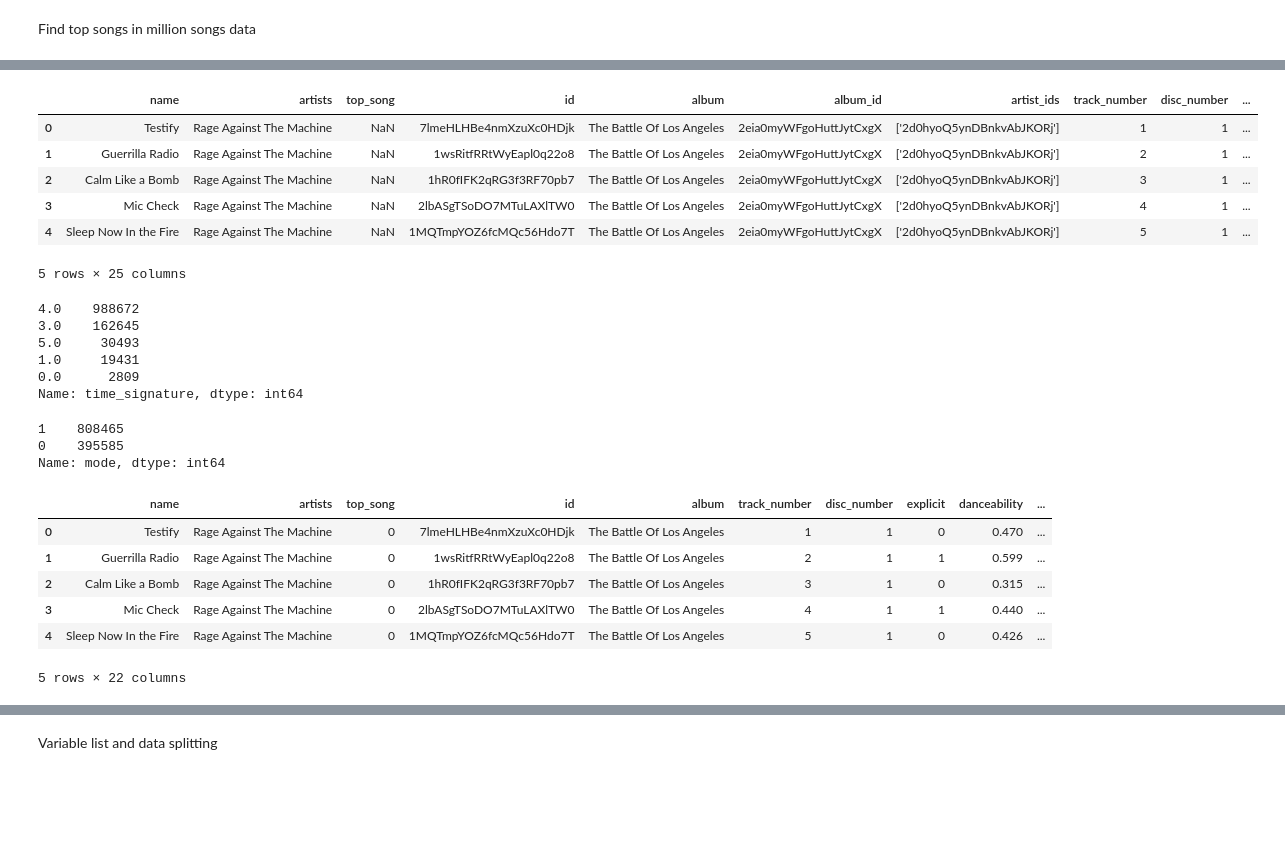
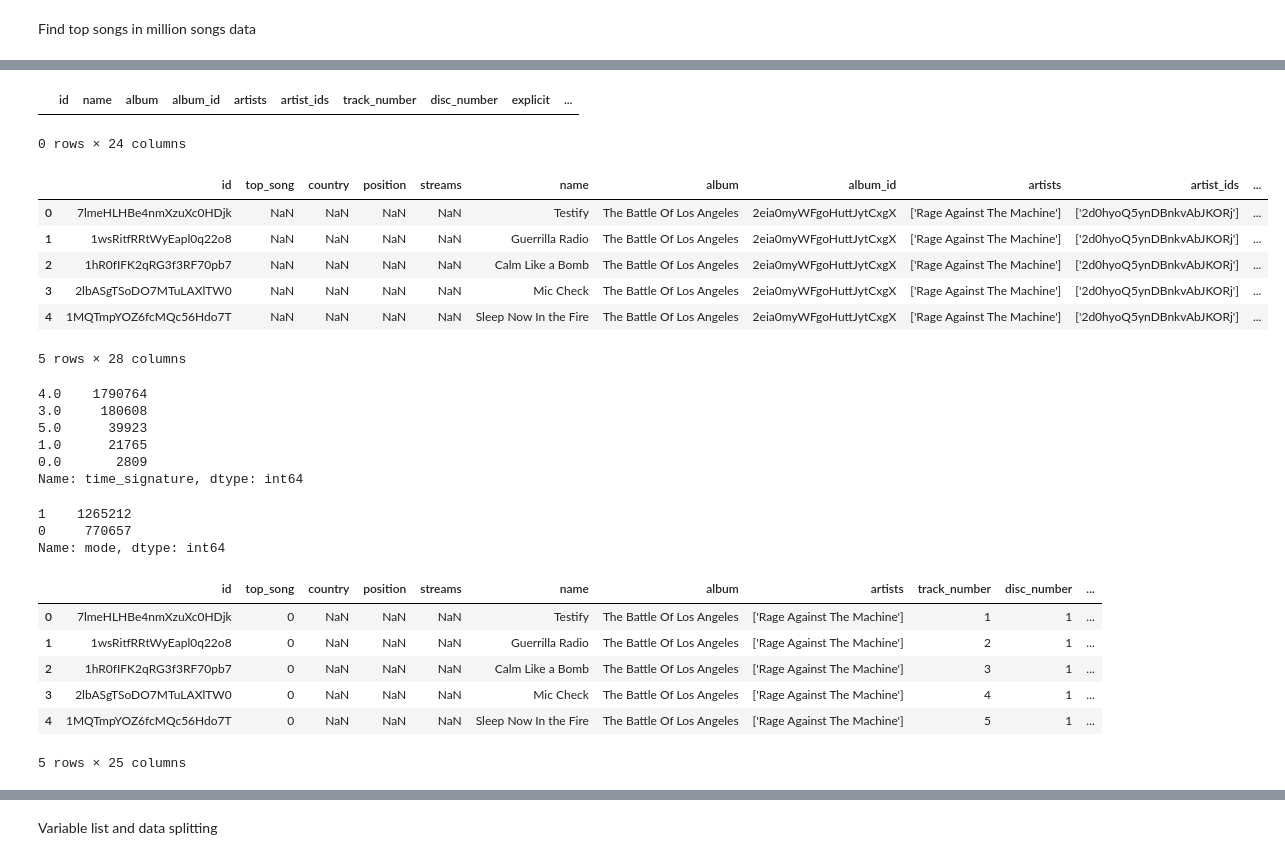
Before and after one commit to SvenWeiss-HDM/Classification, a Jupyter notebook: Dataexploration.ipynb, the cells around one changed output, grey strips where cells are left out. Cells and saved outputs as stored; diff of their text form; code cells hidden in the pictures; blank space fills up the shorter version.

```diff
--- a/Dataexploration.ipynb
+++ b/Dataexploration.ipynb
@@ -24,7 +24,7 @@ Read Data
 # Declare variables
 data  = '..\\data\\'
 # File names
-top_songs_file = 'songs_normalize.csv'
+top_songs_file = 'charts.csv'
 million_songs_file = 'tracks_features.csv'
 # Declare both dataframes
 df_top_songs = pd.read_csv(data+top_songs_file)
@@ -116,40 +108,45 @@ df_million_songs[df_million_songs['name'] == 'Oops!...I Did It Again']
+# %%
+df_million_songs[df_million_songs['id'] == '1selIVe40h0Ak2GVCzg5si']
+# %% [output]
+|  | id | name | album | album_id | artists | artist_ids | track_number | disc_number | explicit | ... |
+0 rows × 24 columns
 # %%
 # Write first entry of artists back into the column
 # hoping that the first entry is always the main artist of the song found in the top song dataset)
 df_million_songs['artists'] = df_million_songs.artists.apply(lambda x: eval(x)[0])
 # rename columns to join on
-df_top_songs.rename(columns = {'song':'name', 'artist':'artists'}, inplace = True)
+df_top_songs.rename(columns = {'track_id':'id'}, inplace = True)
 # Add column to identify top songs
 df_top_songs['top_song'] = 1
 # keep only columns to join on and top song column
-df_top_songs = df_top_songs[['name','artists','top_song']]
+df_top_songs = df_top_songs[['id','top_song','country','position','streams']]
 # join on song name and artist performing
-df_merged = pd.merge(df_top_songs,df_million_songs, on=['name','artists'], how='right')
+df_merged = pd.merge(df_top_songs,df_million_songs, on=['id'], how='right')
 df_merged.head()
 # %% [output]
-|  | name | artists | top_song | id | album | album_id | artist_ids | track_number | disc_number | ... |
-| 0 | Testify | Rage Against The Machine | NaN | 7lmeHLHBe4nmXzuXc0HDjk | The Battle Of Los Angeles | 2eia0myWFgoHuttJytCxgX | ['2d0hyoQ5ynDBnkvAbJKORj'] | 1 | 1 | ... |
-| 1 | Guerrilla Radio | Rage Against The Machine | NaN | 1wsRitfRRtWyEapl0q22o8 | The Battle Of Los Angeles | 2eia0myWFgoHuttJytCxgX | ['2d0hyoQ5ynDBnkvAbJKORj'] | 2 | 1 | ... |
-| 2 | Calm Like a Bomb | Rage Against The Machine | NaN | 1hR0fIFK2qRG3f3RF70pb7 | The Battle Of Los Angeles | 2eia0myWFgoHuttJytCxgX | ['2d0hyoQ5ynDBnkvAbJKORj'] | 3 | 1 | ... |
-| 3 | Mic Check | Rage Against The Machine | NaN | 2lbASgTSoDO7MTuLAXlTW0 | The Battle Of Los Angeles | 2eia0myWFgoHuttJytCxgX | ['2d0hyoQ5ynDBnkvAbJKORj'] | 4 | 1 | ... |
-| 4 | Sleep Now In the Fire | Rage Against The Machine | NaN | 1MQTmpYOZ6fcMQc56Hdo7T | The Battle Of Los Angeles | 2eia0myWFgoHuttJytCxgX | ['2d0hyoQ5ynDBnkvAbJKORj'] | 5 | 1 | ... |
+|  | id | top_song | country | position | streams | name | album | album_id | artists | artist_ids | ... |
+| 0 | 7lmeHLHBe4nmXzuXc0HDjk | NaN | NaN | NaN | NaN | Testify | The Battle Of Los Angeles | 2eia0myWFgoHuttJytCxgX | ['Rage Against The Machine'] | ['2d0hyoQ5ynDBnkvAbJKORj'] | ... |
+| 1 | 1wsRitfRRtWyEapl0q22o8 | NaN | NaN | NaN | NaN | Guerrilla Radio | The Battle Of Los Angeles | 2eia0myWFgoHuttJytCxgX | ['Rage Against The Machine'] | ['2d0hyoQ5ynDBnkvAbJKORj'] | ... |
+| 2 | 1hR0fIFK2qRG3f3RF70pb7 | NaN | NaN | NaN | NaN | Calm Like a Bomb | The Battle Of Los Angeles | 2eia0myWFgoHuttJytCxgX | ['Rage Against The Machine'] | ['2d0hyoQ5ynDBnkvAbJKORj'] | ... |
+| 3 | 2lbASgTSoDO7MTuLAXlTW0 | NaN | NaN | NaN | NaN | Mic Check | The Battle Of Los Angeles | 2eia0myWFgoHuttJytCxgX | ['Rage Against The Machine'] | ['2d0hyoQ5ynDBnkvAbJKORj'] | ... |
+| 4 | 1MQTmpYOZ6fcMQc56Hdo7T | NaN | NaN | NaN | NaN | Sleep Now In the Fire | The Battle Of Los Angeles | 2eia0myWFgoHuttJytCxgX | ['Rage Against The Machine'] | ['2d0hyoQ5ynDBnkvAbJKORj'] | ... |
-5 rows × 25 columns
+5 rows × 28 columns
 # %%
 # show values of time signature column
 df_merged['time_signature'].value_counts()
 # %% [output]
-4.0    988672
-3.0    162645
-5.0     30493
-1.0     19431
-0.0      2809
+4.0    1790764
+3.0     180608
+5.0      39923
+1.0      21765
+0.0       2809
 Name: time_signature, dtype: int64
 # %%
 # show values of mode column
 df_merged['mode'].value_counts()
 # %% [output]
-1    808465
-0    395585
+1    1265212
+0     770657
 Name: mode, dtype: int64
 # %%
 # set all missing top song identifiers to 0 if not 1
@@ -178,12 +175,12 @@ for col in df_merged.columns:
 # %%
 df_merged.head()
 # %% [output]
-|  | name | artists | top_song | id | album | track_number | disc_number | explicit | danceability | ... |
-| 0 | Testify | Rage Against The Machine | 0 | 7lmeHLHBe4nmXzuXc0HDjk | The Battle Of Los Angeles | 1 | 1 | 0 | 0.470 | ... |
-| 1 | Guerrilla Radio | Rage Against The Machine | 0 | 1wsRitfRRtWyEapl0q22o8 | The Battle Of Los Angeles | 2 | 1 | 1 | 0.599 | ... |
-| 2 | Calm Like a Bomb | Rage Against The Machine | 0 | 1hR0fIFK2qRG3f3RF70pb7 | The Battle Of Los Angeles | 3 | 1 | 0 | 0.315 | ... |
-| 3 | Mic Check | Rage Against The Machine | 0 | 2lbASgTSoDO7MTuLAXlTW0 | The Battle Of Los Angeles | 4 | 1 | 1 | 0.440 | ... |
-| 4 | Sleep Now In the Fire | Rage Against The Machine | 0 | 1MQTmpYOZ6fcMQc56Hdo7T | The Battle Of Los Angeles | 5 | 1 | 0 | 0.426 | ... |
+|  | id | top_song | country | position | streams | name | album | artists | track_number | disc_number | ... |
+| 0 | 7lmeHLHBe4nmXzuXc0HDjk | 0 | NaN | NaN | NaN | Testify | The Battle Of Los Angeles | ['Rage Against The Machine'] | 1 | 1 | ... |
+| 1 | 1wsRitfRRtWyEapl0q22o8 | 0 | NaN | NaN | NaN | Guerrilla Radio | The Battle Of Los Angeles | ['Rage Against The Machine'] | 2 | 1 | ... |
+| 2 | 1hR0fIFK2qRG3f3RF70pb7 | 0 | NaN | NaN | NaN | Calm Like a Bomb | The Battle Of Los Angeles | ['Rage Against The Machine'] | 3 | 1 | ... |
+| 3 | 2lbASgTSoDO7MTuLAXlTW0 | 0 | NaN | NaN | NaN | Mic Check | The Battle Of Los Angeles | ['Rage Against The Machine'] | 4 | 1 | ... |
+| 4 | 1MQTmpYOZ6fcMQc56Hdo7T | 0 | NaN | NaN | NaN | Sleep Now In the Fire | The Battle Of Los Angeles | ['Rage Against The Machine'] | 5 | 1 | ... |
-5 rows × 22 columns
+5 rows × 25 columns
 # %%
 # find duplicate songs by the same artist and remove them from the dataframe
```
Also changed, not shown: parts of 13 cells of this notebook.
